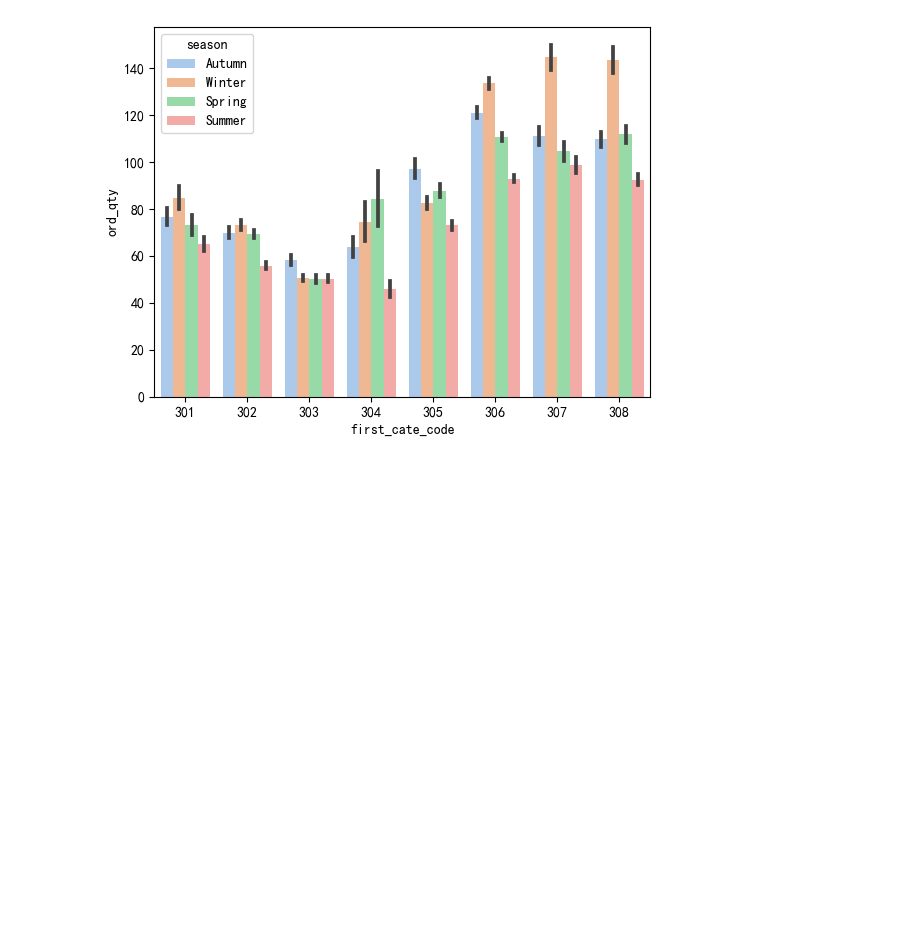
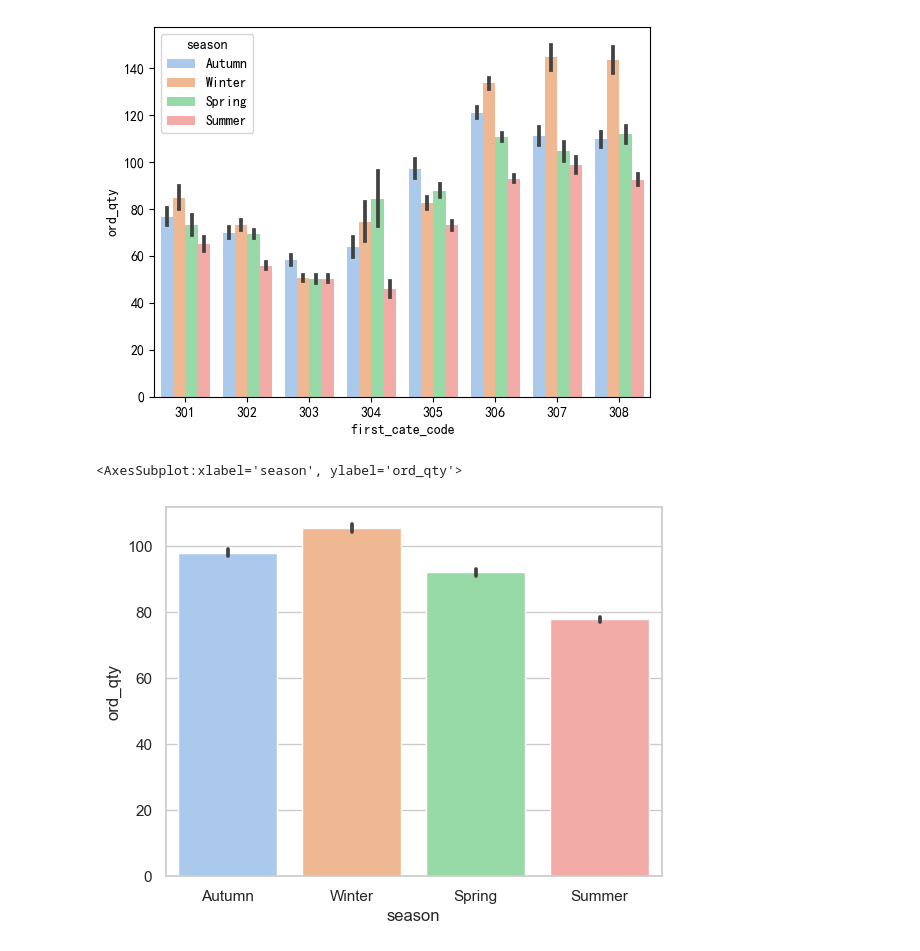
Before and after one commit to jywang616/Data-analysis-and-demand-forecasting-of-product-orders, a Jupyter notebook: Data_Anaylsis.ipynb, the cells around one changed output. Saved outputs shown, nothing was run; the diff lists cells and outputs as text; code cells hidden in the pictures; blank space fills up the shorter version.

Commit message:
add visualization

```diff
--- a/Data_Anaylsis.ipynb
+++ b/Data_Anaylsis.ipynb
@@ -272,3 +272,8 @@ sns.barplot(x = 'first_cate_code', y = 'ord_qty', data = dataset,hue='season',pa
 # %% [output]
 <AxesSubplot:xlabel='first_cate_code', ylabel='ord_qty'>
 [figure]
+# %%
+sns.barplot(x = 'season', y = 'ord_qty', data = dataset,palette="pastel")
+# %% [output]
+<AxesSubplot:xlabel='season', ylabel='ord_qty'>
+[figure, added]
```
Also changed, not shown: parts of 8 cells of this notebook, 20 other files.
